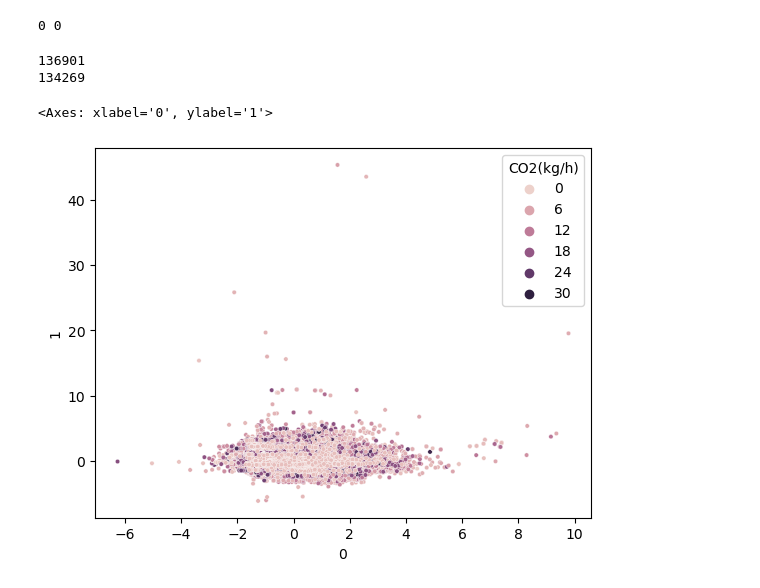
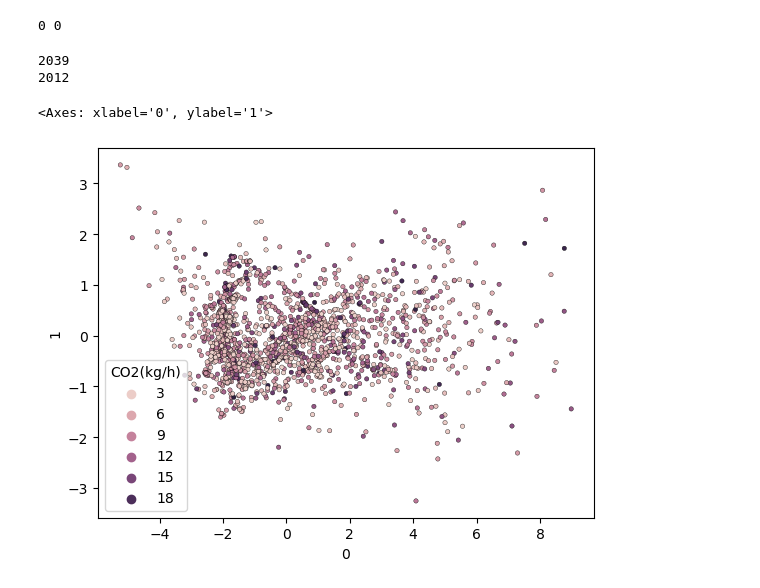
Before and after one commit to swetshgit/DL2025_CUDA_Exercise, a Jupyter notebook: PCA.ipynb, the cells around one changed output. Cells and saved outputs as stored; diff of their text form; code cells hidden in the pictures.

```diff
--- a/PCA.ipynb
+++ b/PCA.ipynb
@@ -1,7 +1,7 @@
 # %%
 import os
 import pandas as pd
-import constants
+# import constants
 tot = 0
 with_co2 = 0
 
@@ -11,10 +11,11 @@ with_co2 = 0
 #         with_co2 += 1
 #     tot += 1
 dd_ = None
-for a in constants.all_columns_present_id_list[:10]:
+for a in constants.all_columns_present_id_list[:4]:
     print(a)
     df = pd.read_csv("imputed_envirocar_data"+'/'+a+'.csv')
-    dd_ = df[constants.required_columns[2:-1]]
-dd_
+    dd_ = df[df.columns[1:-1]]
+    corr_matrix = dd_.corr()
+    print(corr_matrix[corr_matrix['CO2(kg/h)'] > 0.5]['CO2(kg/h)'].keys()[1:])
 # %% [output]
 661245119828af15e2717fed
@@ -56,47 +51,56 @@ warnings.filterwarnings('ignore')
 # print(pca.singular_values_)
 # print(pca.get_covariance())
 
 # scaled
 
 # df_pca = pd.DataFrame(df_pca, list(range(2)))
 
 # df = pd.read_csv("imputed_envirocar_data"+'/'+a+'.csv')
 # df_pca[constants.required_columns[1]] =
 fin = None
 scaled = None
 for a in constants.all_columns_present_id_list[:1]:
     # print(a)
     df = pd.read_csv("imputed_envirocar_data"+'/'+a+'.csv')
-    dd_ = df[constants.required_columns[2:-1]]
+    dd_ = df[df.columns[1:-1]]
+    corr_matrix = dd_.corr()
+    indices = corr_matrix[corr_matrix['CO2(kg/h)'] > 0.5]['CO2(kg/h)'].keys()[1:]
+    scaled = pd.DataFrame(StandardScaler().fit_transform(dd_[indices]))
     pca = PCA(n_components = 2)
-    pca.fit(dd_)
-    scaled = pd.DataFrame(StandardScaler().fit_transform(dd_))
+    pca.fit(scaled)
     df_pca = pca.transform(scaled)
-    df_pca = pd.DataFrame(StandardScaler().fit_transform(df_pca))
+    df_pca = pd.DataFrame(df_pca)
     df_pca[constants.required_columns[1]] = df[constants.required_columns[1]]
     fin = df_pca
 
-for a in constants.all_columns_present_id_list[1:]:
+for a in constants.all_columns_present_id_list[1:10]:
     # print(a)
     df = pd.read_csv("imputed_envirocar_data"+'/'+a+'.csv')
-    dd_ = df[constants.required_columns[2:-1]]
+    dd_ = df[df.columns[1:-1]]
+    corr_matrix = dd_.corr()
+    indices = corr_matrix[corr_matrix['CO2(kg/h)'] > 0.75]['CO2(kg/h)'].keys()[1:]
+    scaled = pd.DataFrame(StandardScaler().fit_transform(dd_[indices])).dropna(axis=1)
+    if len(indices) < 2:
+        continue
     pca = PCA(n_components = 2)
-    pca.fit(dd_)
-    scaled = pd.DataFrame(StandardScaler().fit_transform(dd_))
+    pca.fit(scaled)
+    # scaled.select_dtypes(include=[np.number])
+    # print(scaled)
     df_pca = pca.transform(scaled)
-    fin = pd.concat([pd.DataFrame(StandardScaler().fit_transform(df_pca)), fin], ignore_index=True)
+    df_pca = pd.DataFrame(df_pca)
+    fin = pd.concat([df_pca, fin], ignore_index=True)
     fin[constants.required_columns[1]] = pd.concat([fin[constants.required_columns[1]].dropna(), df[constants.required_columns[1]]], ignore_index=True)
     # fin = df_pca
 # fin
 print(len(fin))
-fin = fin[np.abs(stats.zscore(fin['CO2(kg/h)']) <= 3)]
+fin = fin[np.abs(stats.zscore(fin['CO2(kg/h)']) < 3)]
 print(len(fin))
-sns.scatterplot(data=fin, x=0, y=1, hue='CO2(kg/h)', s=10)
+sns.scatterplot(data=fin, x=0, y=1, hue='CO2(kg/h)', s=10, edgecolor="black")
 # %% [output]
-136901
-134269
+2039
+2012
 <Axes: xlabel='0', ylabel='1'>
-[figure, old version]
+[figure, new version]
 # %%
 da = None
 for a in constants.all_columns_present_id_list:
```
Also changed, not shown: parts of 13 cells of this notebook, 4 other files.
